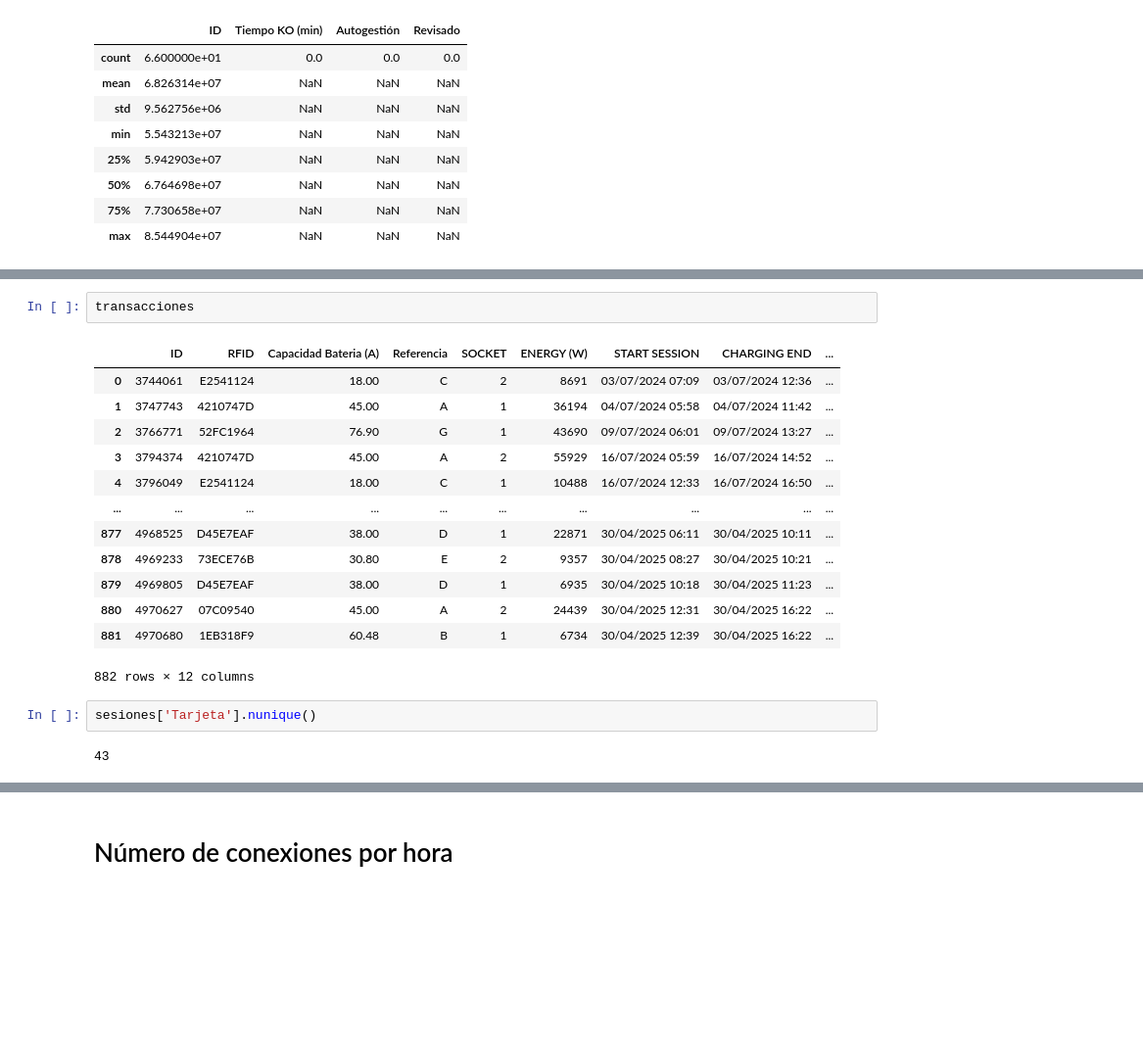
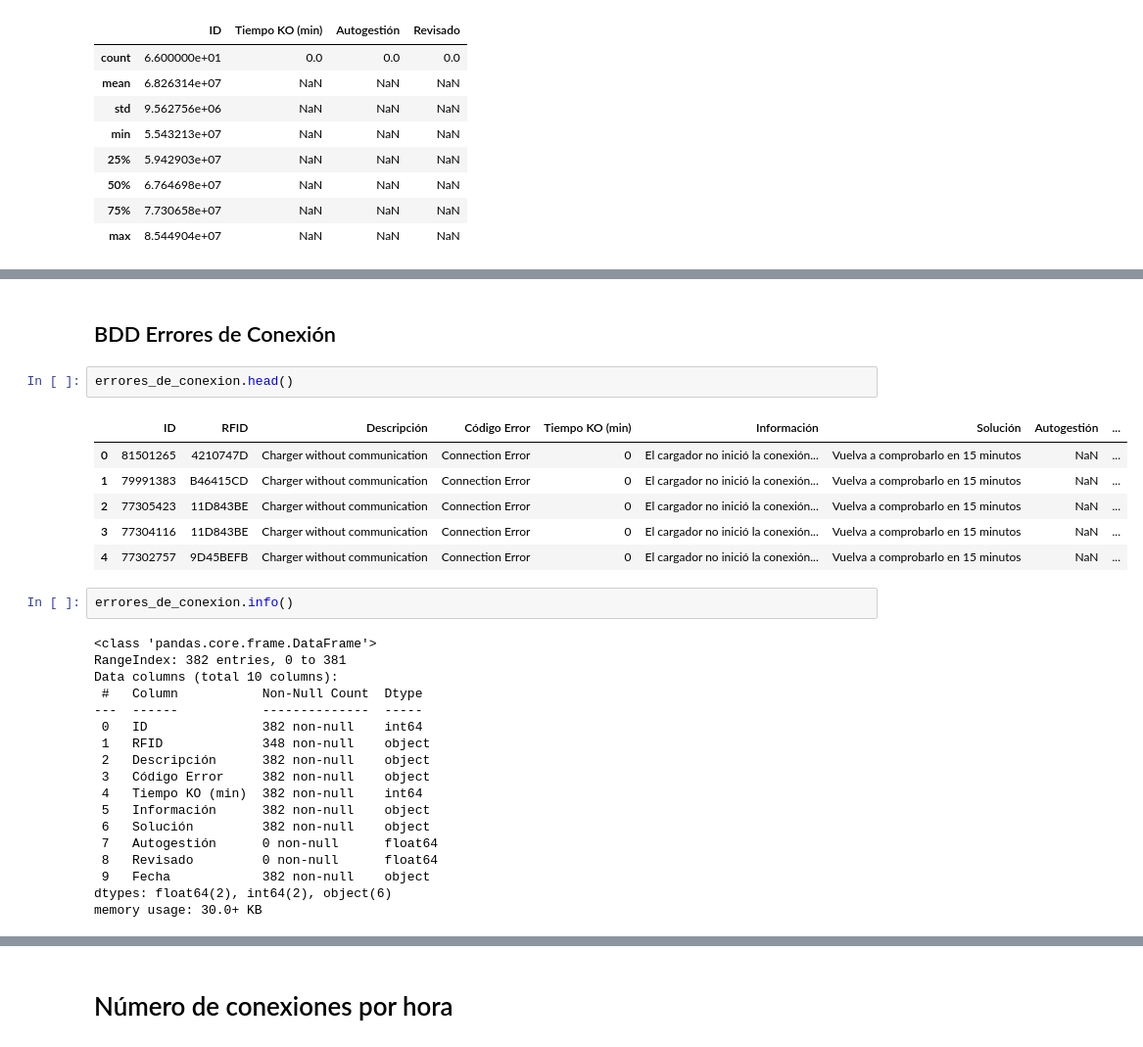
Before and after one commit to kmgomezm/DataHackHub, a Jupyter notebook: analisis_exploratorio_datos.ipynb, the cells around one changed output, grey strips where cells are left out. Shown: that part at 98% size. Saved outputs shown, nothing was run; the diff lists cells and outputs as text; blank space fills up the shorter version.

```diff
--- a/analisis_exploratorio_datos.ipynb
+++ b/analisis_exploratorio_datos.ipynb
@@ -106,20 +95,31 @@ potencia_maxima
-# %%
-transacciones
-# %% [output]
-|  | ID | RFID | Capacidad Bateria (A) | Referencia | SOCKET | ENERGY (W) | START SESSION | CHARGING END | ... |
-| 0 | 3744061 | E2541124 | 18.00 | C | 2 | 8691 | 03/07/2024 07:09 | 03/07/2024 12:36 | ... |
-| 1 | 3747743 | 4210747D | 45.00 | A | 1 | 36194 | 04/07/2024 05:58 | 04/07/2024 11:42 | ... |
-| 2 | 3766771 | 52FC1964 | 76.90 | G | 1 | 43690 | 09/07/2024 06:01 | 09/07/2024 13:27 | ... |
-| 3 | 3794374 | 4210747D | 45.00 | A | 2 | 55929 | 16/07/2024 05:59 | 16/07/2024 14:52 | ... |
-| 4 | 3796049 | E2541124 | 18.00 | C | 1 | 10488 | 16/07/2024 12:33 | 16/07/2024 16:50 | ... |
-| ... | ... | ... | ... | ... | ... | ... | ... | ... | ... |
-| 877 | 4968525 | D45E7EAF | 38.00 | D | 1 | 22871 | 30/04/2025 06:11 | 30/04/2025 10:11 | ... |
-| 878 | 4969233 | 73ECE76B | 30.80 | E | 2 | 9357 | 30/04/2025 08:27 | 30/04/2025 10:21 | ... |
-| 879 | 4969805 | D45E7EAF | 38.00 | D | 1 | 6935 | 30/04/2025 10:18 | 30/04/2025 11:23 | ... |
-| 880 | 4970627 | 07C09540 | 45.00 | A | 2 | 24439 | 30/04/2025 12:31 | 30/04/2025 16:22 | ... |
-| 881 | 4970680 | 1EB318F9 | 60.48 | B | 1 | 6734 | 30/04/2025 12:39 | 30/04/2025 16:22 | ... |
-882 rows × 12 columns
-# %%
-sesiones['Tarjeta'].nunique()
-# %% [output]
-43
+# %% [markdown]
+## BDD Errores de Conexión
+# %%
+errores_de_conexion.head()
+# %% [output]
+|  | ID | RFID | Descripción | Código Error | Tiempo KO (min) | Información | Solución | Autogestión | ... |
+| 0 | 81501265 | 4210747D | Charger without communication | Connection Error | 0 | El cargador no inició la conexión... | Vuelva a comprobarlo en 15 minutos | NaN | ... |
+| 1 | 79991383 | B46415CD | Charger without communication | Connection Error | 0 | El cargador no inició la conexión... | Vuelva a comprobarlo en 15 minutos | NaN | ... |
+| 2 | 77305423 | 11D843BE | Charger without communication | Connection Error | 0 | El cargador no inició la conexión... | Vuelva a comprobarlo en 15 minutos | NaN | ... |
+| 3 | 77304116 | 11D843BE | Charger without communication | Connection Error | 0 | El cargador no inició la conexión... | Vuelva a comprobarlo en 15 minutos | NaN | ... |
+| 4 | 77302757 | 9D45BEFB | Charger without communication | Connection Error | 0 | El cargador no inició la conexión... | Vuelva a comprobarlo en 15 minutos | NaN | ... |
+# %%
+errores_de_conexion.info()
+# %% [output]
+<class 'pandas.core.frame.DataFrame'>
+RangeIndex: 382 entries, 0 to 381
+Data columns (total 10 columns):
+ #   Column           Non-Null Count  Dtype
+---  ------           --------------  -----
+ 0   ID               382 non-null    int64
+ 1   RFID             348 non-null    object
+ 2   Descripción      382 non-null    object
+ 3   Código Error     382 non-null    object
+ 4   Tiempo KO (min)  382 non-null    int64
+ 5   Información      382 non-null    object
+ 6   Solución         382 non-null    object
+ 7   Autogestión      0 non-null      float64
+ 8   Revisado         0 non-null      float64
+ 9   Fecha            382 non-null    object
+dtypes: float64(2), int64(2), object(6)
+memory usage: 30.0+ KB
```
Also changed, not shown: parts of 7 cells of this notebook.
